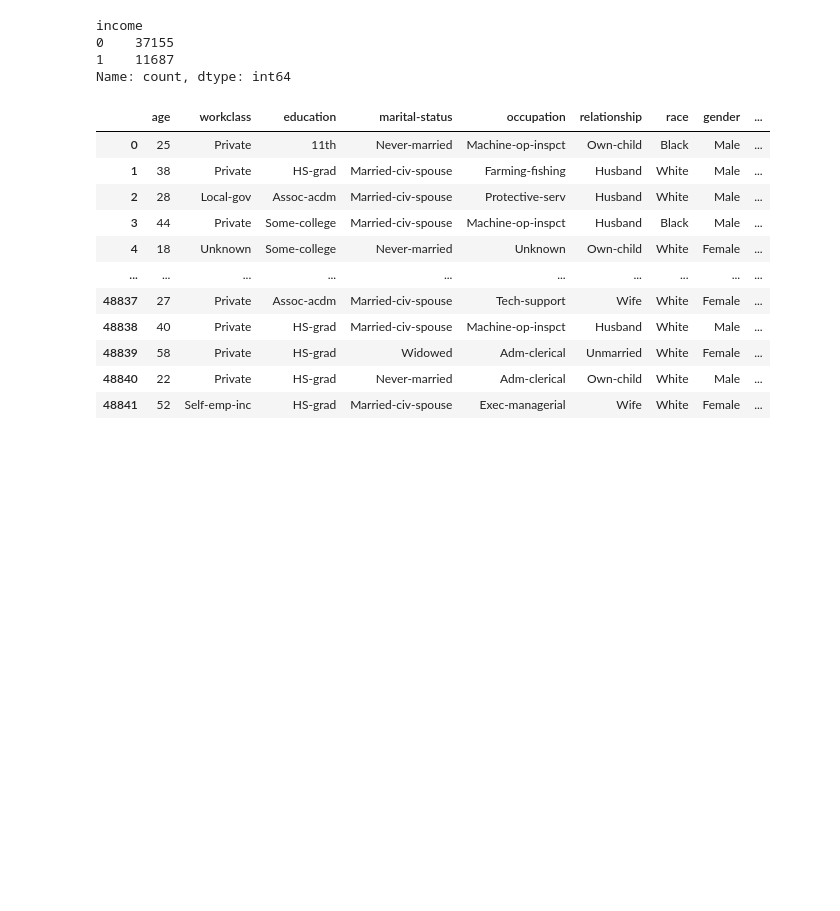
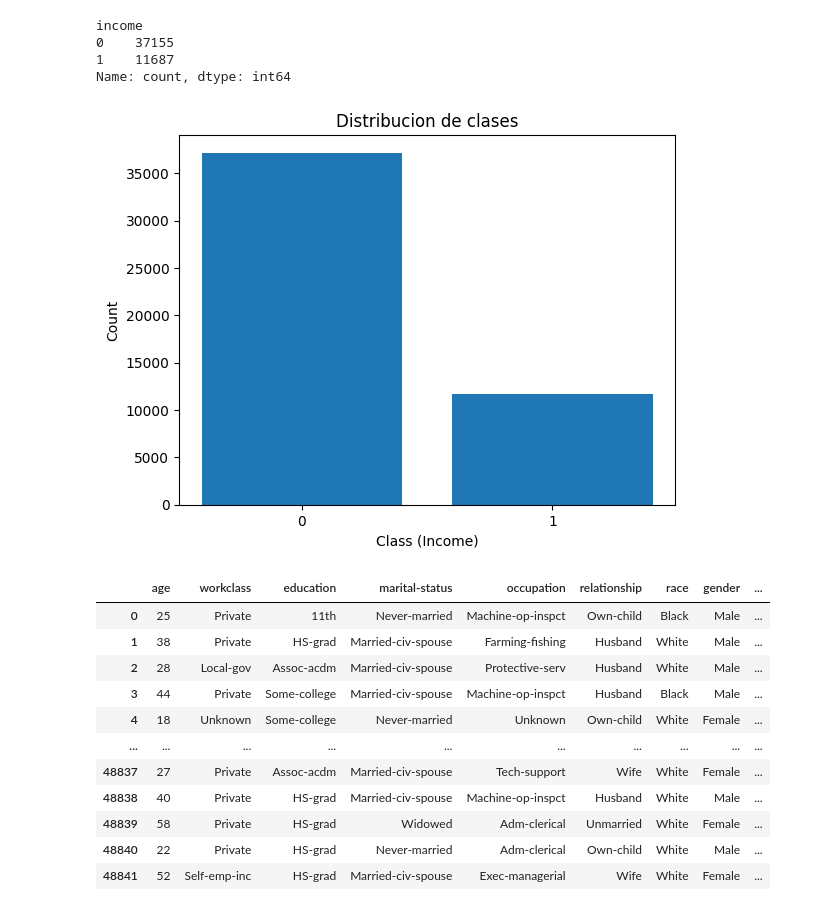
Before and after one commit to carlosagalicia/Clasificador-de-ingreso-anual, a Jupyter notebook: Adult.ipynb, the cells around one changed output. Drawn from its saved outputs; the diff is of its cells as text; code cells hidden in the pictures; blank space fills up the shorter version.

```diff
--- a/Adult.ipynb
+++ b/Adult.ipynb
@@ -53,7 +68,7 @@ df["native-country"] = df["native-country"].fillna("Unknown")
 # %%
 # separarar features y target
 X = df.drop("income", axis=1)
-y = df["income"].squeeze()
+y = df["income"]
 
 # quitar "." de valores como "<=50K." y ">50K."
 y = y.str.replace(".", "", regex=False)
@@ -66,6 +81,16 @@ income
 0    37155
 1    11687
 Name: count, dtype: int64
+# %%
+counts = y.value_counts()
+plt.figure()
+plt.bar(counts.index.astype(str), counts.values)
+plt.xlabel("Class (Income)")
+plt.ylabel("Count")
+plt.title("Distribucion de clases")
+plt.show()
+# %% [output]
+[figure, added]
 # %%
 X
 # %% [output]
```
Also changed, not shown: parts of 15 cells of this notebook.
